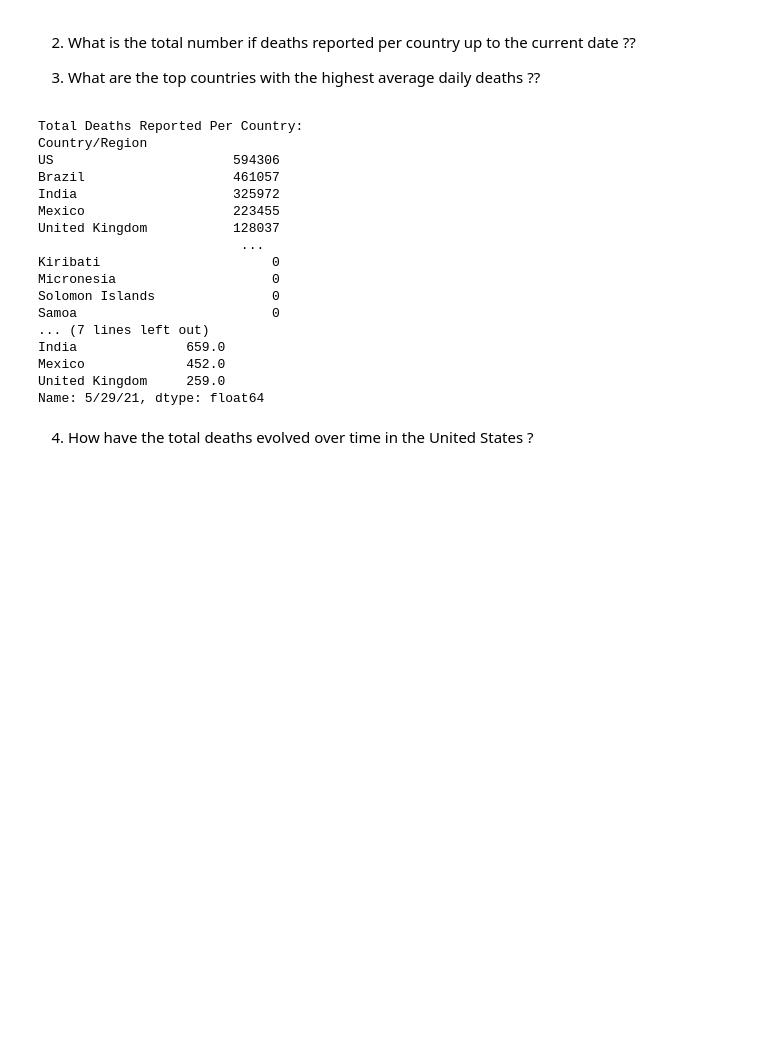
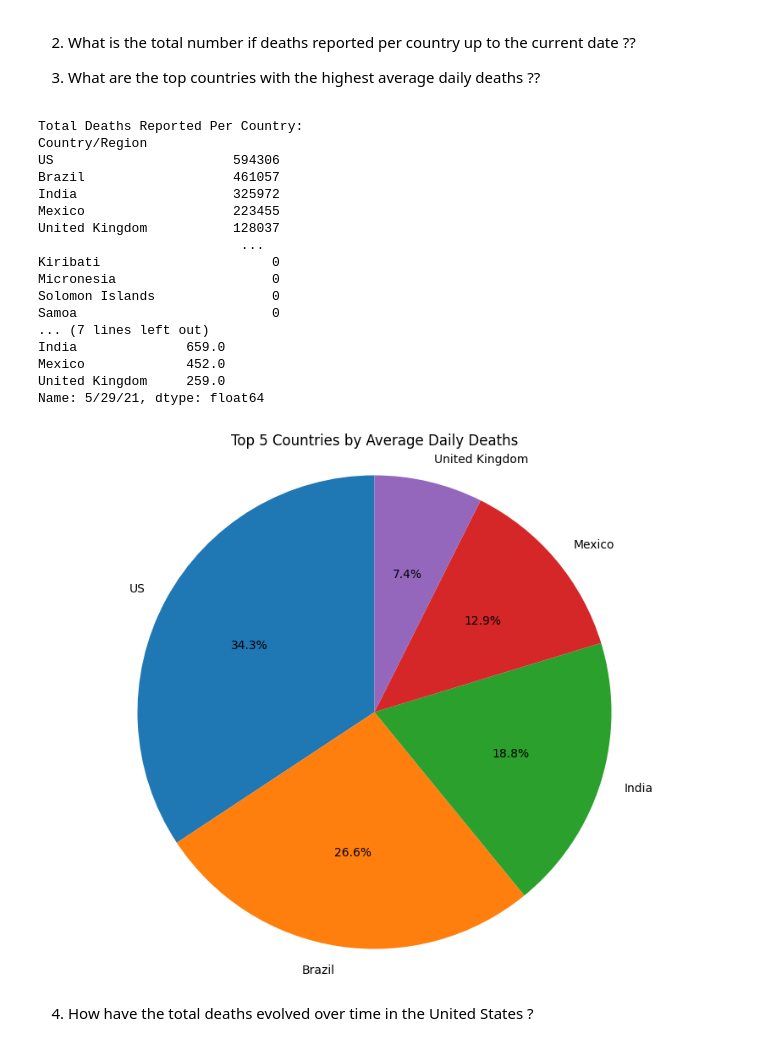
Before and after one commit to MananCoder4747/Projects4747, a Jupyter notebook: COVID_19_CASE_STUDY_MANAN_KHUNT.ipynb, the cells around one changed output. Drawn from its saved outputs; the diff is of its cells as text; code cells hidden in the pictures; blank space fills up the shorter version.

```diff
--- a/COVID_19_CASE_STUDY_MANAN_KHUNT.ipynb
+++ b/COVID_19_CASE_STUDY_MANAN_KHUNT.ipynb
@@ -496,33 +526,44 @@ country_deaths = df_deaths_updated.groupby('Country/Region')[date_cols].sum()
 latest_total = country_deaths.iloc[:, -1]
 
 # Calculate average daily deaths
 days_count = len(date_cols)
 avg_daily_deaths = latest_total / days_count
 
 # Display results
 print("Total Deaths Reported Per Country:")
 print(latest_total.sort_values(ascending=False))
 
 print("\nTop 5 Countries with Highest Average Daily Deaths:")
 print(np.floor(avg_daily_deaths.sort_values(ascending=False).head()))
+
+
+# plotting
+
+top_5_avg_daily_deaths = avg_daily_deaths.sort_values(ascending=False).head()
+plt.figure(figsize=(10, 8))
+plt.pie(top_5_avg_daily_deaths, labels=top_5_avg_daily_deaths.index, autopct='%1.1f%%', startangle=90)
+plt.axis('equal')  # Equal aspect ratio ensures that pie is drawn as a circle.
+plt.title('Top 5 Countries by Average Daily Deaths')
+plt.show()
 # %% [output]
 Total Deaths Reported Per Country:
 Country/Region
 US                       594306
 Brazil                   461057
 India                    325972
 Mexico                   223455
 United Kingdom           128037
                           ...
 Kiribati                      0
 Micronesia                    0
 Solomon Islands               0
 Samoa                         0
 ... (7 lines left out)
 India              659.0
 Mexico             452.0
 United Kingdom     259.0
 Name: 5/29/21, dtype: float64
+[figure, added]
 # %% [markdown]
 4. How have the total deaths evolved over time in the United States ?
 # %%
```
Also changed, not shown: parts of 4 cells of this notebook.
